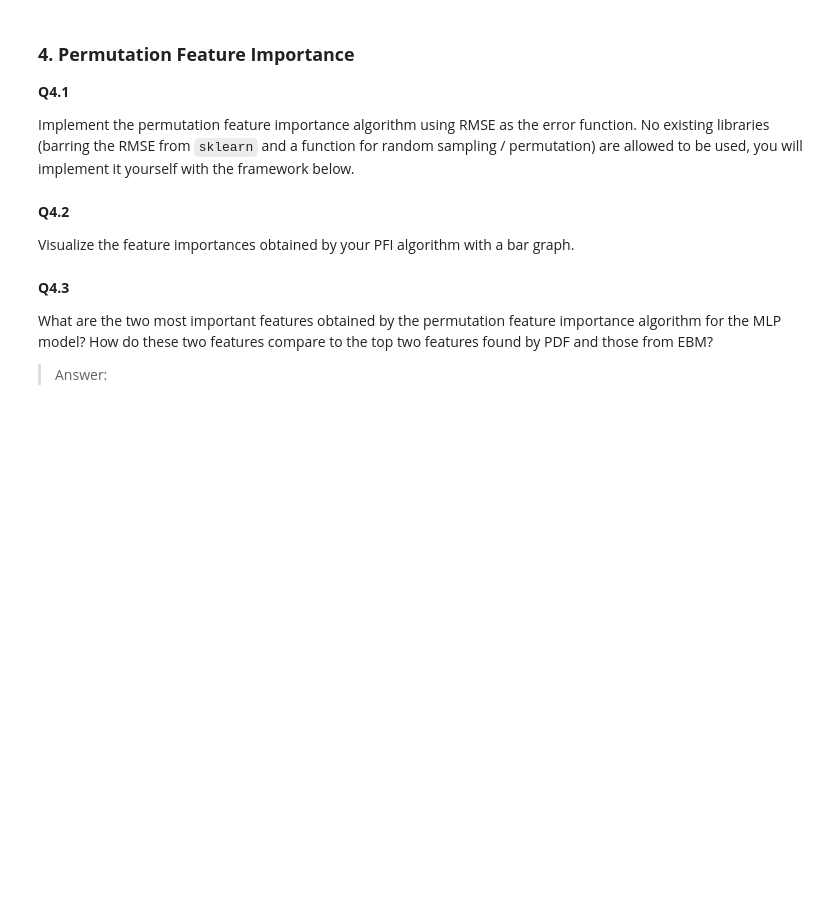
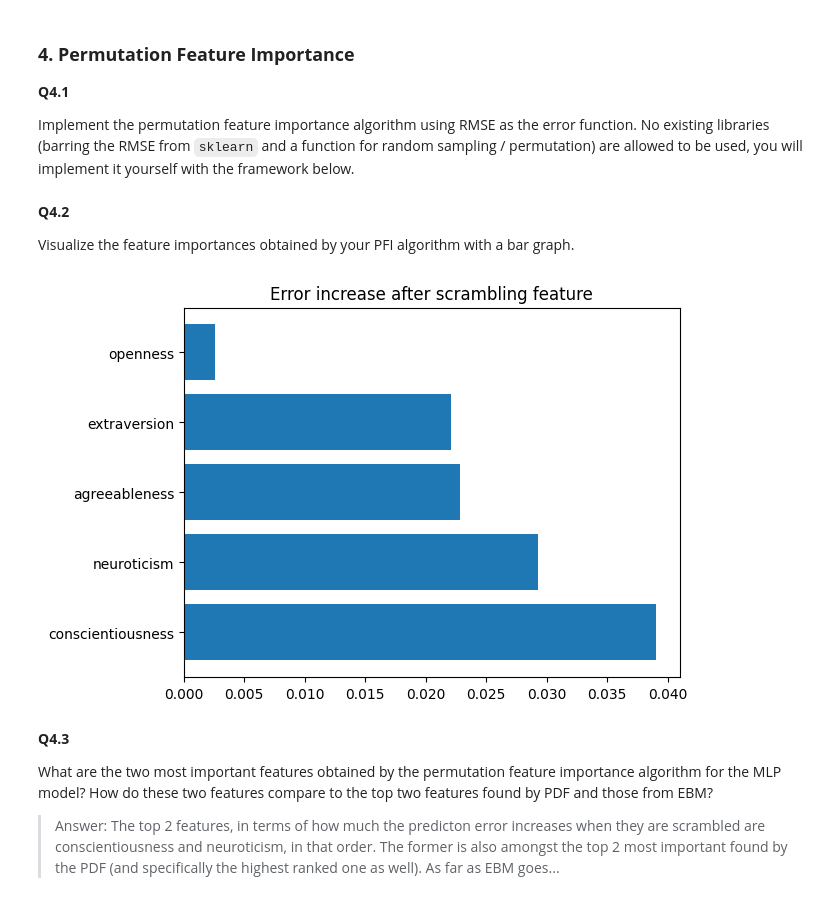
Before and after one commit to tkarab/HCML_assignments, a Jupyter notebook: Assignment 2/INFOMHCML_programming_assignment_explainability_2026_student.ipynb, the cells around one changed output. Cells and saved outputs as stored; diff of their text form; code cells hidden in the pictures; blank space fills up the shorter version.

```diff
--- a/Assignment 2/INFOMHCML_programming_assignment_explainability_2026_student.ipynb
+++ b/Assignment 2/INFOMHCML_programming_assignment_explainability_2026_student.ipynb
@@ -366,24 +630,32 @@ def PFI(X: pd.DataFrame, labels: pd.Series, model: MLPRegressor, error_func: Cal
   results = []
 
   # Calculate the base error using the error function sent as parameter (error_func)
+  base_error = error_func(labels, model.predict(X))
+
   for feature in X:
-    # Create a copy of X_test
+    X_copy = X.copy()
 
     # Scramble the values of the given feature/predictor randomly
+    X_copy[feature] = np.random.permutation(X_copy[feature])
 
     # Calculate the new error
+    new_error = error_func(labels, model.predict(X_copy))
 
     # Append the increase in error (=predictor score) to the list of results
-
+    error_increase = new_error - base_error
+    results.append(error_increase)
 
   # Put the results into a pandas dataframe called results_df and rank the predictors by score
-  results_df =  ...
+  results_df =  pd.DataFrame({
+      'feature': X.columns,
+      'score': results
+  }).sort_values(by='score', ascending=False)
 
   return results_df
 
 
 # run the PFI algorithm
-results_df = PFI(dev_features, dev_labels, mlp_reg, root_mean_squared_error)
+results_df = PFI(dev_features, dev_labels, model, root_mean_squared_error)
 # %% [markdown]
 **Q4.2**
 
@@ -393,6 +663,15 @@ Visualize the feature importances obtained by your PFI algorithm with a bar grap
+# %%
+# Bar graph of feature importances
+
+plt.barh(results_df['feature'], results_df['score'])
+plt.title("Error increase after scrambling feature")
+plt.show()
+# %% [output]
+[figure, added]
 # %% [markdown]
 **Q4.3**
 
 What are the two most important features obtained by the permutation feature importance algorithm for the MLP model? How do these two features compare to the top two features found by PDF and those from EBM?
 
 > Answer:
+> The top 2 features, in terms of how much the predicton error increases when they are scrambled are conscientiousness and neuroticism, in that order. The former is also amongst the top 2 most important found by the PDF (and specifically the highest ranked one as well). As far as EBM goes...
```
Also changed, not shown: parts of 21 cells of this notebook.
